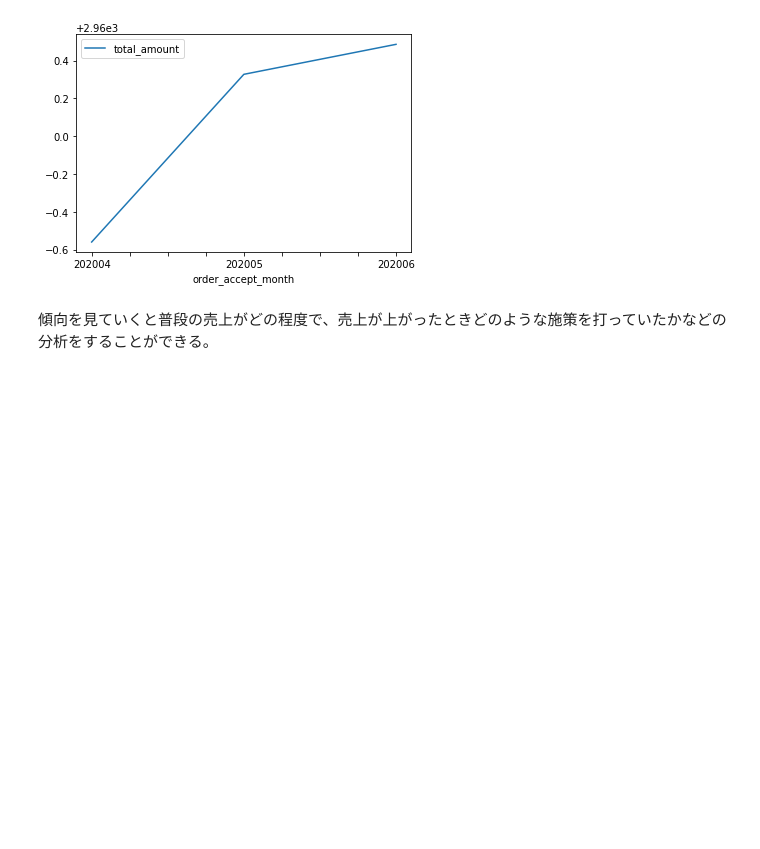
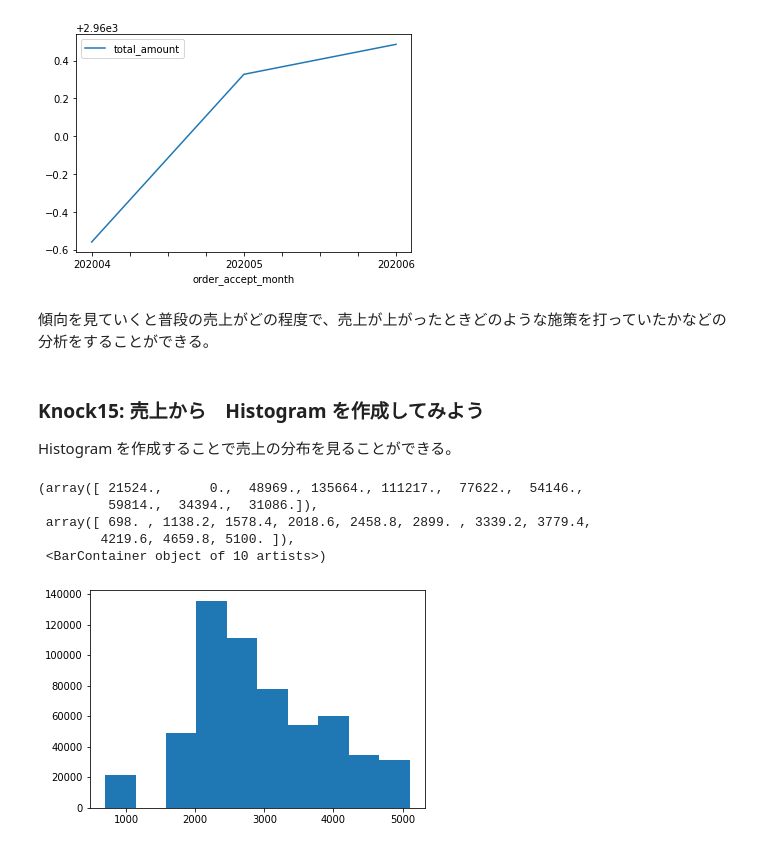
Before and after one commit to 1024xx4/machine_learning_system_100_knocks, a Jupyter notebook: section2/section2.ipynb, the cells around one changed output. Cells and saved outputs as stored; diff of their text form; code cells hidden in the pictures; blank space fills up the shorter version.

Commit message:
Feat: 売上から Histogram を作成する#3

```diff
--- a/section2/section2.ipynb
+++ b/section2/section2.ipynb
@@ -223,3 +223,16 @@ month_data.mean().plot()
 [figure]
 # %% [markdown]
 傾向を見ていくと普段の売上がどの程度で、売上が上がったときどのような施策を打っていたかなどの分析をすることができる。
+# %% [markdown]
+### Knock15: 売上から　Histogram を作成してみよう
+Histogram を作成することで売上の分布を見ることができる。
+# %%
+# Histogram を出力
+plt.hist(analyze_data['total_amount'])
+# %% [output]
+(array([ 21524.,      0.,  48969., 135664., 111217.,  77622.,  54146.,
+         59814.,  34394.,  31086.]),
+ array([ 698. , 1138.2, 1578.4, 2018.6, 2458.8, 2899. , 3339.2, 3779.4,
+        4219.6, 4659.8, 5100. ]),
+ <BarContainer object of 10 artists>)
+[figure, added]
```
Also changed, not shown: parts of 3 cells of this notebook.
